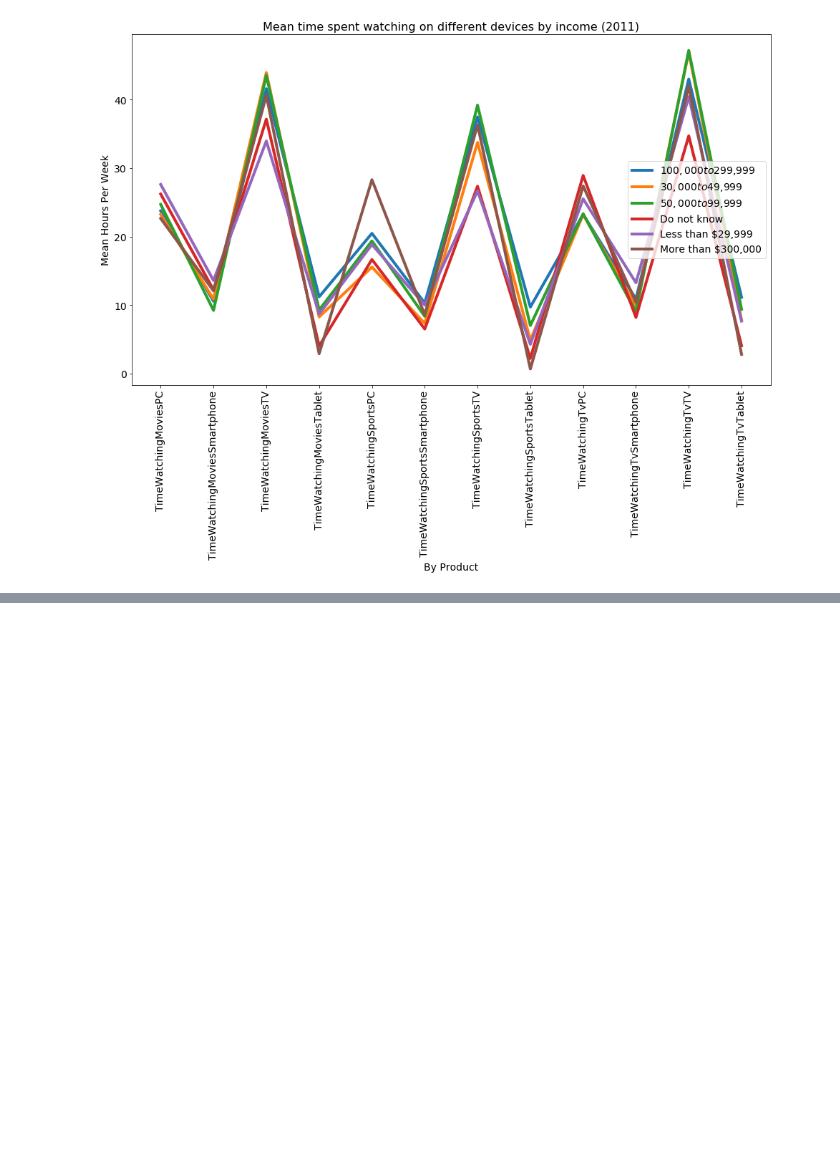
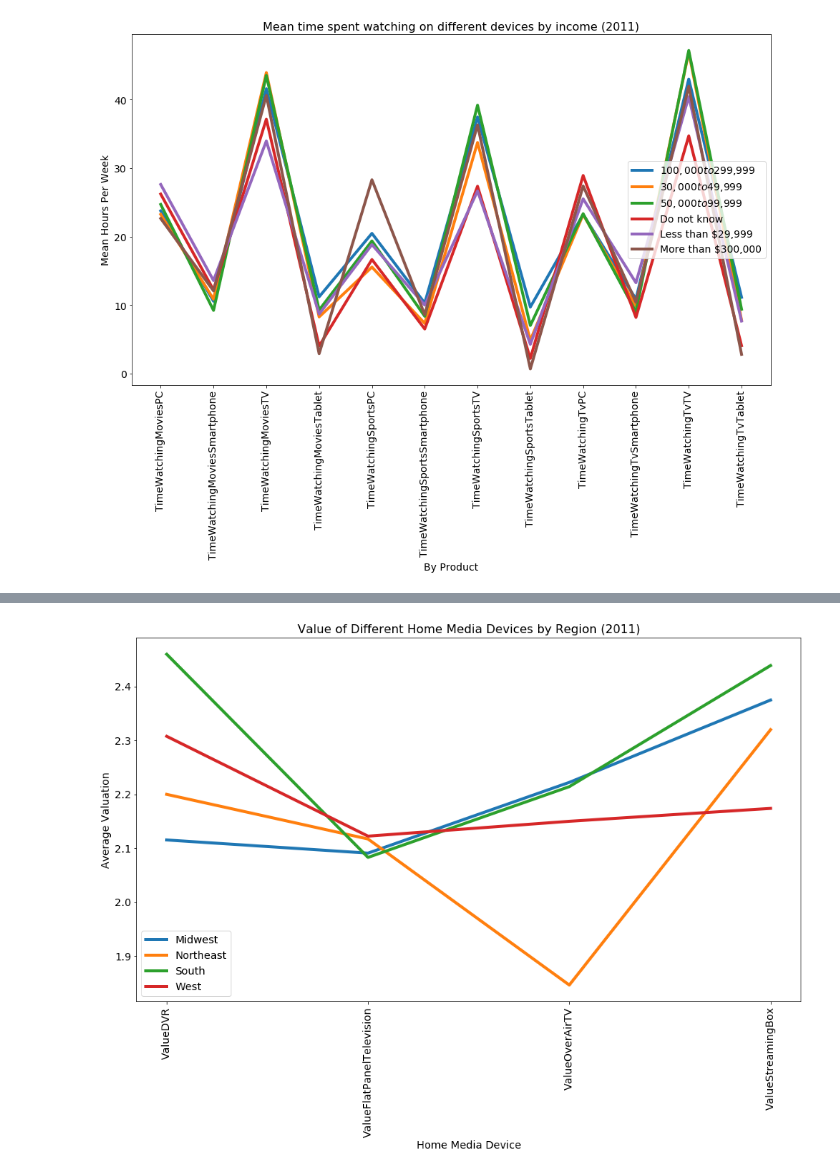
Before and after one commit to rohit-agrawal10/datascience, a Jupyter notebook: Questions1-22.ipynb, the cells around one changed output, grey strips where cells are left out. Cells and saved outputs as stored; diff of their text form; code cells hidden in the pictures; blank space fills up the shorter version.

```diff
--- a/Questions1-22.ipynb
+++ b/Questions1-22.ipynb
@@ -514,0 +623,17 @@ plt.show()
+# %%
+# Certainly a trend in what home media devices people value by region (no regional trend in device valuation)
+regionHomeMedia_2011 = df3[0:maxSample].groupby('Region')[valueHomeMedia3].mean()
+
+RegionBins = np.unique(df3['Region'])
+
+for ind in np.arange(len(RegionBins)):
+    plt.plot(list(regionHomeMedia_2011), regionHomeMedia_2011.iloc[ind], label=RegionBins[ind], linewidth=4)
+
+plt.title('Value of Different Home Media Devices by Region (2011)')
+plt.xlabel('Home Media Device', fontsize=14)
+plt.ylabel('Average Valuation', fontsize=14)
+plt.xticks(regionHomeMedia_2011.keys(), rotation = 90)
+plt.legend()
+plt.show()
+# %% [output]
+[figure, added]
```
Also changed, not shown: parts of 16 cells of this notebook.
